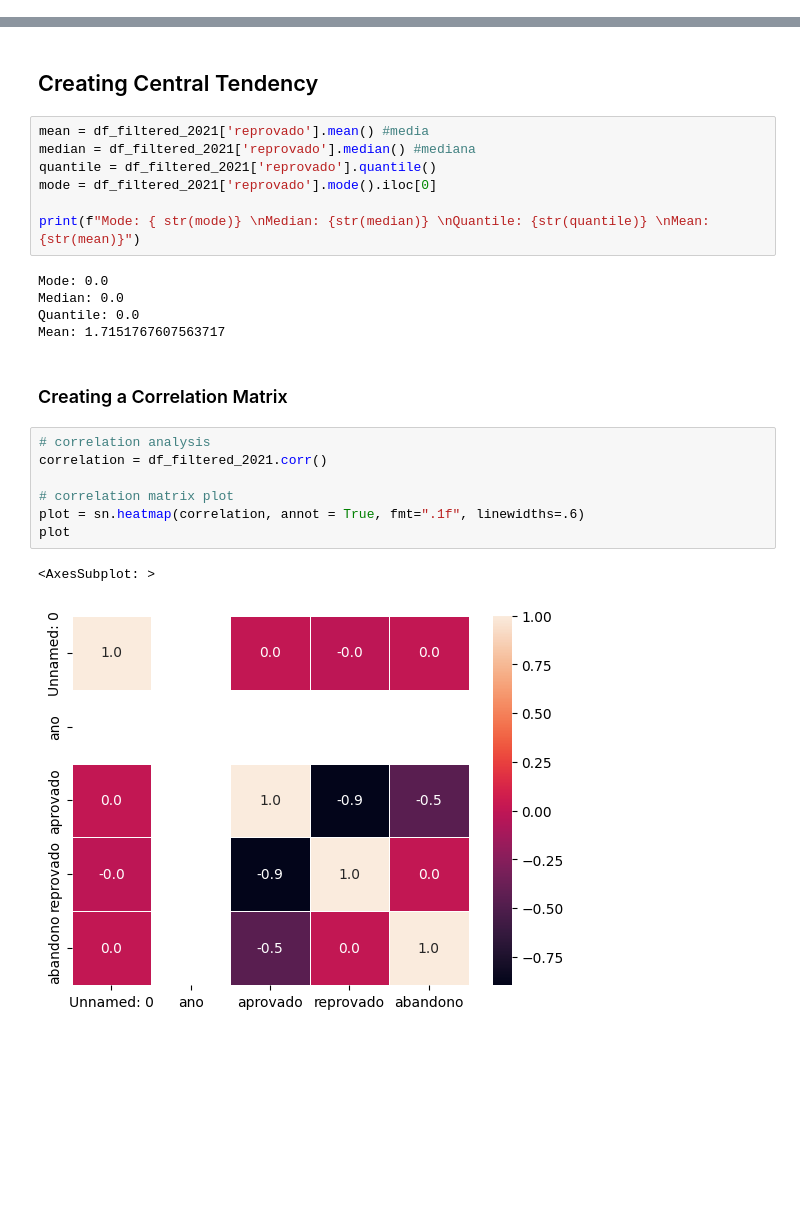
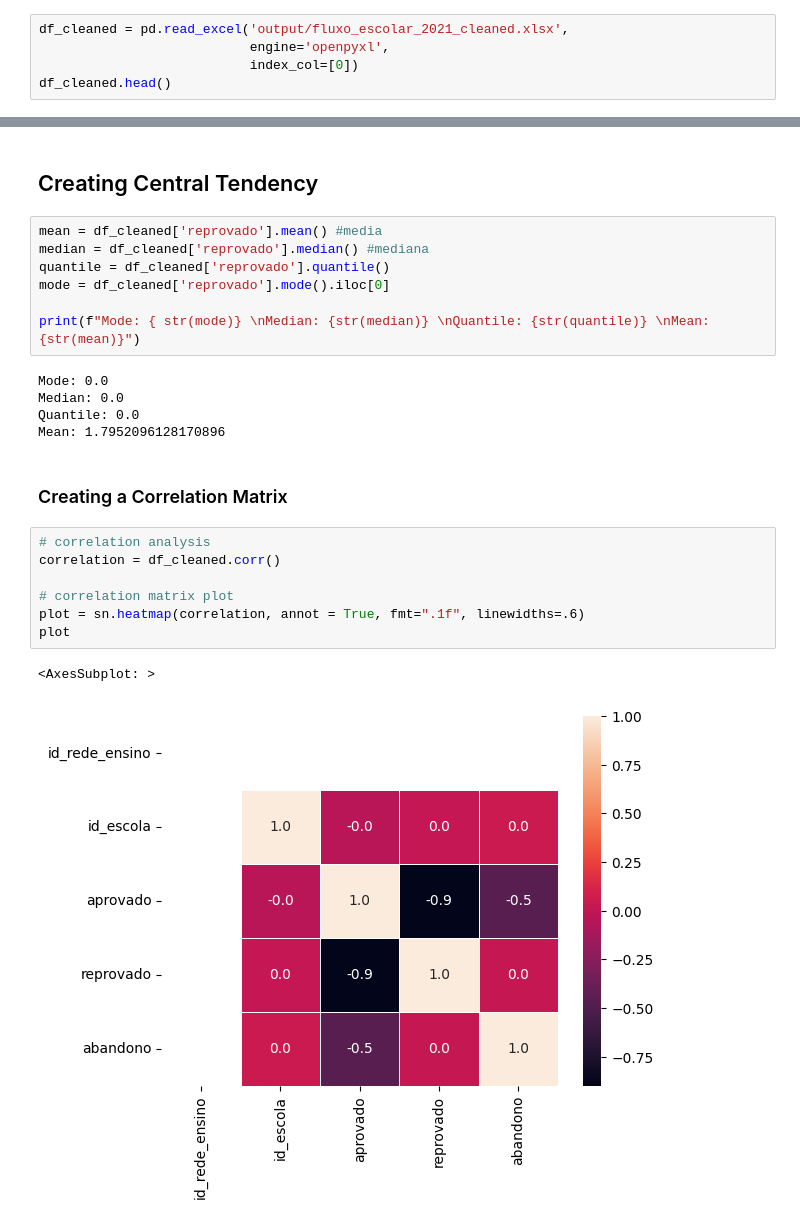
Before and after one commit to maiconspa/student-analysis, a Jupyter notebook: a3_big_data.ipynb, the cells around one changed output, grey strips where cells are left out. Drawn from its saved outputs; the diff is of its cells as text; blank space fills up the shorter version.

```diff
--- a/a3_big_data.ipynb
+++ b/a3_big_data.ipynb
@@ -132,0 +12,5 @@ df_filtered_2021
+# %%
+df_cleaned = pd.read_excel('output/fluxo_escolar_2021_cleaned.xlsx',
+                           engine='openpyxl',
+                           index_col=[0])
+df_cleaned.head()
@@ -144,26 +35,26 @@ Aprovado: 4.348938693386104
 # %% [markdown]
 ## Creating Central Tendency
 # %%
-mean = df_filtered_2021['reprovado'].mean() #media
-median = df_filtered_2021['reprovado'].median() #mediana
-quantile = df_filtered_2021['reprovado'].quantile()
-mode = df_filtered_2021['reprovado'].mode().iloc[0]
+mean = df_cleaned['reprovado'].mean() #media
+median = df_cleaned['reprovado'].median() #mediana
+quantile = df_cleaned['reprovado'].quantile()
+mode = df_cleaned['reprovado'].mode().iloc[0]
 
 print(f"Mode: { str(mode)} \nMedian: {str(median)} \nQuantile: {str(quantile)} \nMean: {str(mean)}")
 # %% [output]
 Mode: 0.0
 Median: 0.0
 Quantile: 0.0
-Mean: 1.7151767607563717
+Mean: 1.7952096128170896
 # %% [markdown]
 ### Creating a Correlation Matrix
 # %%
 # correlation analysis
-correlation = df_filtered_2021.corr()
+correlation = df_cleaned.corr()
 
 # correlation matrix plot
 plot = sn.heatmap(correlation, annot = True, fmt=".1f", linewidths=.6)
 plot
 # %% [output]
 <AxesSubplot: >
-[figure, old version]
+[figure, new version]
```
Also changed, not shown: parts of 16 cells of this notebook, 4 other files.
